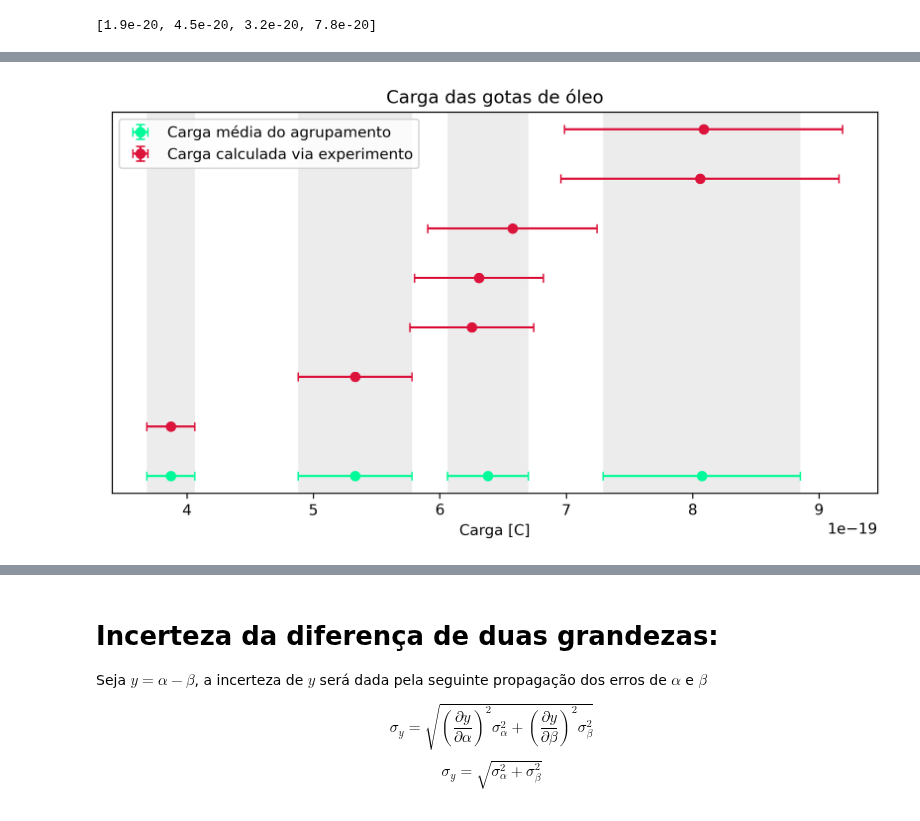
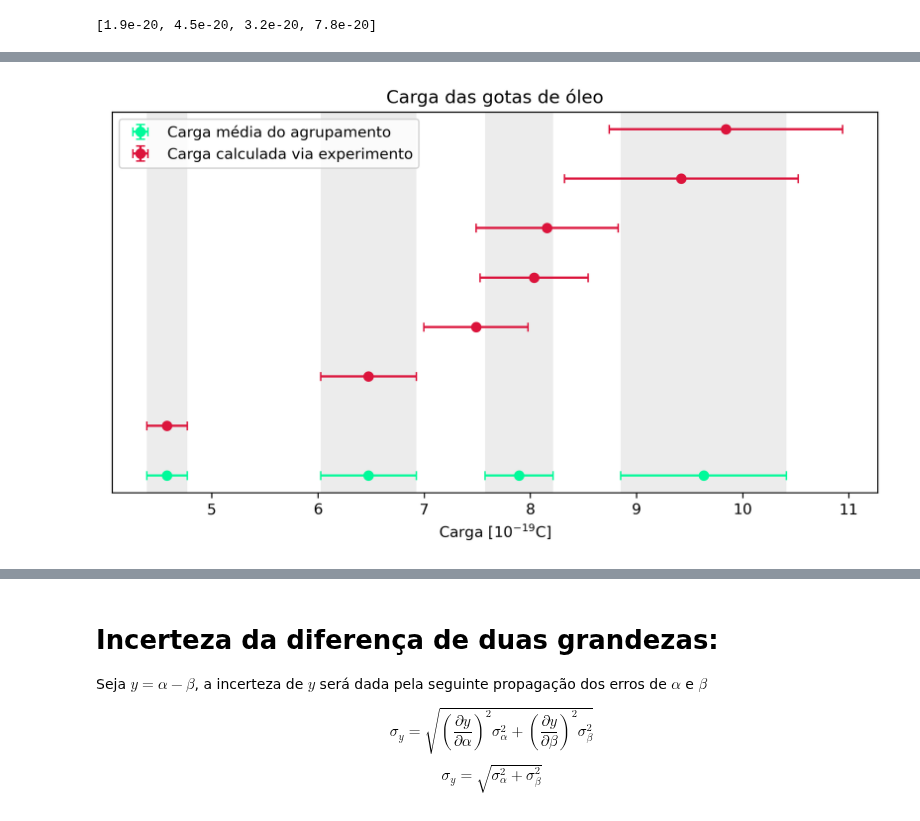
Before and after one commit to viniciusrocca/College_Codes, a Jupyter notebook: Lab3/Millikan_Oil_Drop.ipynb, the cells around one changed output, grey strips where cells are left out. Drawn from its saved outputs; the diff is of its cells as text; code cells hidden in the pictures.

```diff
--- a/Lab3/Millikan_Oil_Drop.ipynb
+++ b/Lab3/Millikan_Oil_Drop.ipynb
@@ -25,7 +30,7 @@ t_r3 = np.array([1.03,0.81,1.16,1.38,0.97,1.30,1.15,1.37,2.43,2.19])
 t_r.append(t_r3)
 
 #Quarto conjunto de dados (2 ionização)
-t_r4 = np.array([1.03,0.81,1.16,1.38,0.97,1.50,1.15,1.37,2.43,2.19])
+t_r4 = np.array([0.38,0.66,0.75,0.85,1.31,1.31,1.47,1.68,1.10,1.34])
 t_r.append(t_r4)
 
 
@@ -43,7 +48,7 @@ t_r7 = np.array([0.47,0.37,0.44,0.43,0.53,0.54,0.60,0.69,0.56,0.72])
 t_r.append(t_r7)
 
 #Oitavo conjunto de dados (2 ionização)
-t_r8 = np.array([0.68,0.56,0.60,0.47,0.53,0.43])
+t_r8 = np.array([0.68,0.56,0.60,0.47,0.53,0.43,0.39,0.41])
 t_r.append(t_r8)
 
 
@@ -64,7 +69,7 @@ t_f3 = np.array([2.32,2.50,2.28,2.09,2.22,2.22,2.00,2.40,2.50,2.44])
 t_f.append(t_f3)
 
 #Quarto conjunto de dados (2 ionização)
-t_f4 = np.array([2.32,2.5,2.28,2.09,2.22,2.22,2.00,2.40,2.50,2.44])
+t_f4 = np.array([3.13,2.09,2.28,2.59,2.41,2.72,2.56,2.78,2.19,2.09])
 t_f.append(t_f4)
 
 #Quinto conjunto de dados (nova gota)
@@ -80,7 +85,7 @@ t_f7 = np.array([4.44,4.94,4.78,3.91,3.37,2.03,5.69,3.47,3.97,4.31])
 t_f.append(t_f7)
 
 #Oitavo conjunto de dados (2 ionização)
-t_f8 = np.array([4.50,4.63,3.84,4.62,6.07,4.06,0.43])
+t_f8 = np.array([4.50,4.63,3.84,4.62,6.07,4.06])
 t_f.append(t_f8)
 
 
@@ -89,9 +94,13 @@ d = 8.75e-3 #m
 sigma_d = 5e-5 #m
 
 #Diferença de potencial aplicada nas placas e incerteza instrumental
-delta_V = 301 #V
+delta_V = [300,302,302,302,301,302,302] #V
 sigma_V = 0.5 #V
 
 
 #Os intervalos de tempo foram medidos com um cronômetro de incerteza
 sigma_t_inst = 0.005 #s
+# %%
+for i,t in enumerate(t_r):
+    print(len(t) == len(t_f[i]))
+    print(len(t), len(t_f[i]))
@@ -191,7 +219,7 @@ rho = 886 #kg/m^3
 g = 9.8 #m/s
 
 #Viscodidade do ar a uma temperatura de aproximadamente 26 graus Celsius
-eta = 1.8520e-5 #Nsm^-2
+eta = [visc(23),visc(24),visc(24),visc(26), visc(26),visc(26),visc(26)] #Nsm^-2
 
 #Pressão barométrica
 p = 101325 #Pa
@@ -203,7 +231,7 @@ p = 101325 #Pa
 #Calculando a carga uilizando a equação derivada no roteiro
 q = []
 for i, vf in enumerate(v_f):
-    charge = 4/3 * np.pi * (np.sqrt((b/(2*p))**2 + 9*eta*vf/(2*rho*g)) - b/(2*p))**3 * rho * g * d/delta_V * (vf + v_r[i])/(vf)
+    charge = 4/3 * np.pi * (np.sqrt((b/(2*p))**2 + 9*eta[i]*vf/(2*rho*g)) - b/(2*p))**3 * rho * g * d/delta_V[i] * (vf + v_r[i])/(vf)
     q.append(charge)
 
 print('Carga =',q, 'C')
@@ -333,19 +361,26 @@ print(np.std(q[5:])/(len(q[5:])))
+# %%
+p = 1e-19
+q = np.array(q)
+q_group = np.array(q_group)
+sigma_q = np.array(sigma_q)
+sigma_q_group = np.array(sigma_q_group)
 # %%
 plt.figure(figsize = [9.2,4.7], dpi = 300)
-plt.errorbar(q_group,np.full(len(q_group),1),0,sigma_q_group,'o', color = 'Mediumspringgreen', label = 'Carga média do agrupamento', capsize =3)
-plt.errorbar(np.array(q),[2,3,4,5,6,7,8],0,sigma_q,'o', color = 'crimson', label = 'Carga calculada via experimento', capsize = 3)
-plt.axvspan(q[0] - sigma_q[0], q[0] + sigma_q[0], color='gray', alpha=0.15, lw=0)
-plt.axvspan(q[1] - sigma_q[1], q[1] + sigma_q[1], color='gray', alpha=0.15, lw=0)
-plt.axvspan(q_group[2] - sigma_q_group[2], q_group[2] + sigma_q_group[2], color='gray', alpha=0.15, lw=0)
-plt.axvspan(q_group[3] - sigma_q_group[3], q_group[3] + sigma_q_group[3], color='gray', alpha=0.15, lw=0)
+plt.errorbar(q_group/p,np.full(len(q_group),1),0,sigma_q_group/p,'o', color = 'Mediumspringgreen', label = 'Carga média do agrupamento', capsize =3)
+plt.errorbar(q/p,[2,3,4,5,6,7,8],0,sigma_q/p,'o', color = 'crimson', label = 'Carga calculada via experimento', capsize = 3)
+plt.axvspan((q[0] - sigma_q[0])/p, q[0]/p + sigma_q[0]/p, color='gray', alpha=0.15, lw=0)
+plt.axvspan(q[1]/p - sigma_q[1]/p , q[1]/p  + sigma_q[1]/p , color='gray', alpha=0.15, lw=0)
+plt.axvspan(q_group[2]/p  - sigma_q_group[2]/p , q_group[2]/p  + sigma_q_group[2]/p , color='gray', alpha=0.15, lw=0)
+plt.axvspan(q_group[3]/p  - sigma_q_group[3]/p , q_group[3]/p  + sigma_q_group[3]/p , color='gray', alpha=0.15, lw=0)
 #plt.ylim([0.995,1.015])
 plt.yticks([])
-plt.xlabel(r'Carga [C]')
+plt.xlabel(r'Carga [$10^{-19}$C]')
 plt.title('Carga das gotas de óleo')
 plt.legend(loc =2)
+plt.savefig('Charge.pdf', dpi = 300)
 plt.show()
 # %% [output]
-[figure, old version]
+[figure, new version]
 # %%
 plt.figure(figsize = [9.2,2.5], dpi = 300)
 plt.errorbar(q_group,np.full(len(q_group),1),0,sigma_q_group,'o', color = 'Mediumspringgreen', capsize = 3)
```
Also changed, not shown: parts of 13 cells of this notebook.
